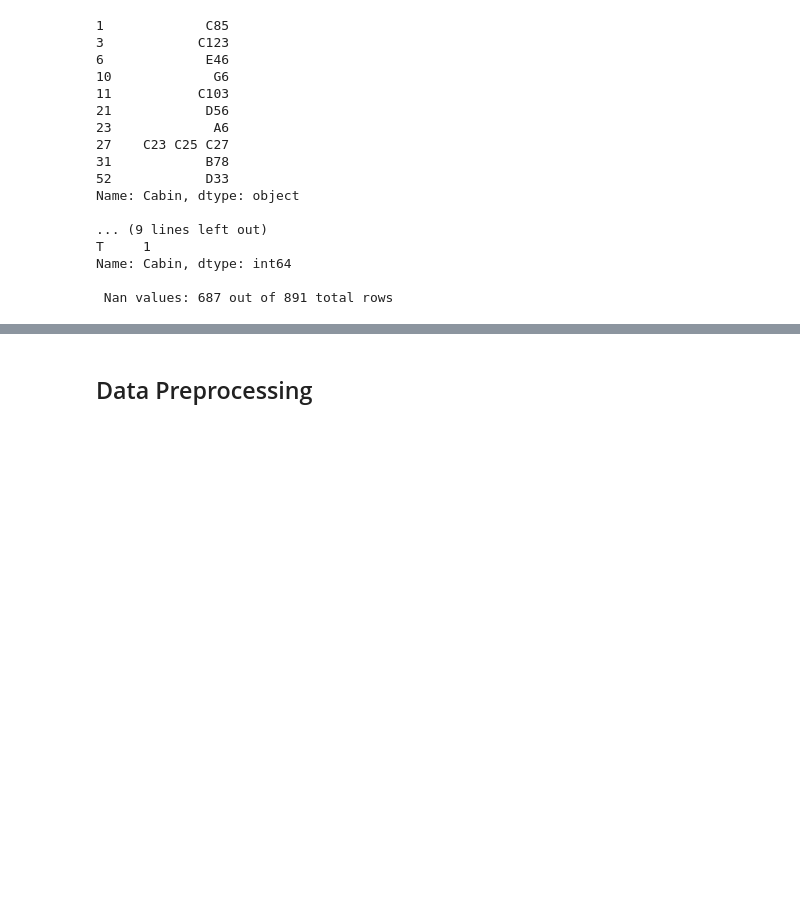
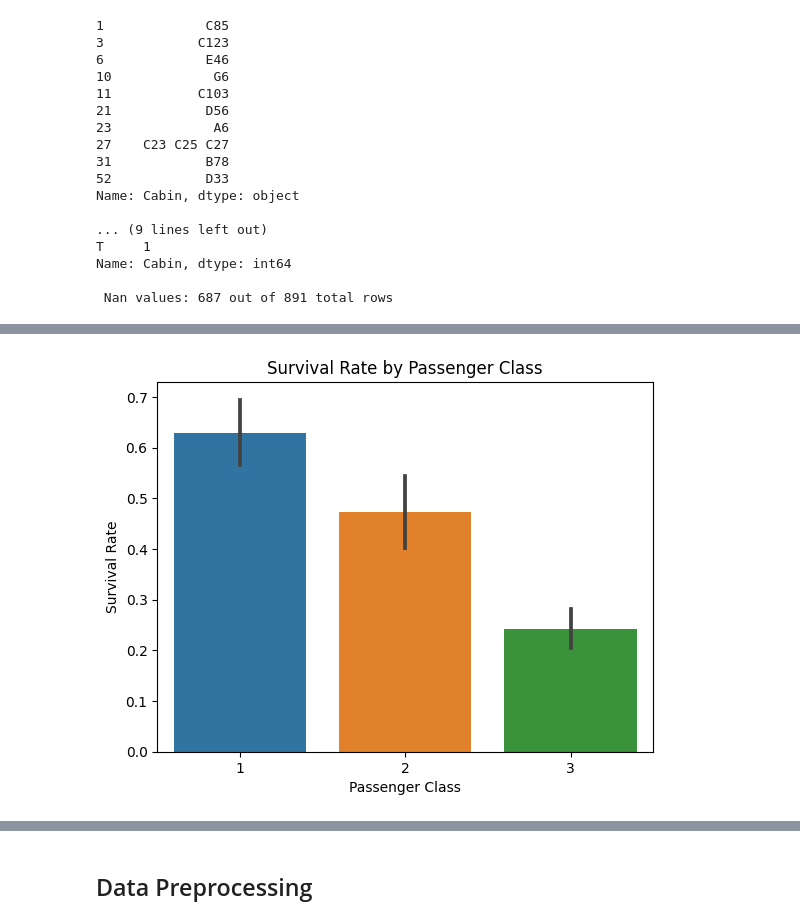
Before and after one commit to enricd/Kaggle_Competitions, a Jupyter notebook: Titanic/titanic.ipynb, the cells around one changed output, grey strips where cells are left out. Saved outputs shown, nothing was run; the diff lists cells and outputs as text; code cells hidden in the pictures; blank space fills up the shorter version.

```diff
--- a/Titanic/titanic.ipynb
+++ b/Titanic/titanic.ipynb
@@ -140,0 +160,9 @@ Name: Cabin, dtype: int64
+# %%
+# Create bar plot of survival rate by passenger class
+sns.barplot(x='Pclass', y='Survived', data=train_df)
+plt.xlabel('Passenger Class')
+plt.ylabel('Survival Rate')
+plt.title('Survival Rate by Passenger Class')
+plt.show()
+# %% [output]
+[figure, added]
```
Also changed, not shown: parts of 18 cells of this notebook, 1 other file.
